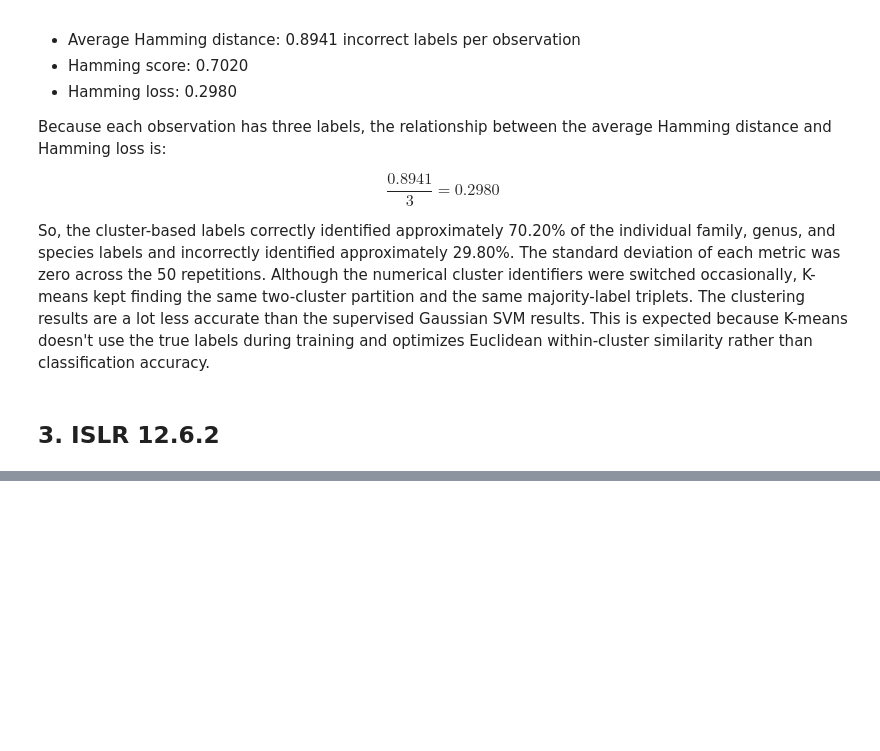
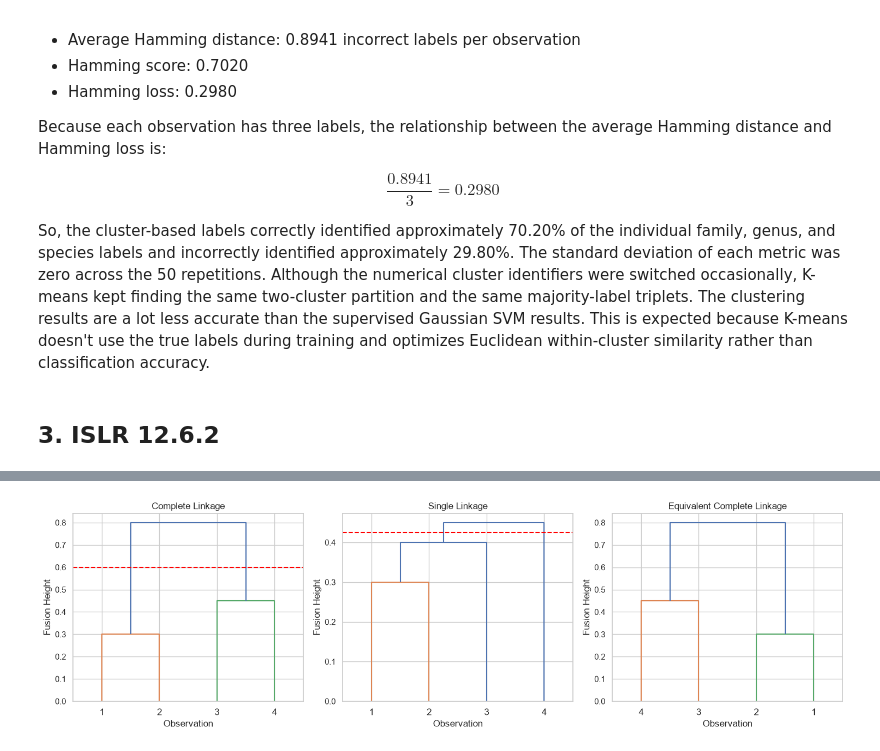
Before and after one commit to manvsatish/dsci-552-hw-7, a Jupyter notebook: notebook/Satish_Manvika_HW7.ipynb, the cells around one changed output, grey strips where cells are left out. Saved outputs shown, nothing was run; the diff lists cells and outputs as text; code cells hidden in the pictures; blank space fills up the shorter version.

```diff
--- a/notebook/Satish_Manvika_HW7.ipynb
+++ b/notebook/Satish_Manvika_HW7.ipynb
@@ -534,0 +610,29 @@ So, the cluster-based labels correctly identified approximately 70.20% of the in
+# %%
+from scipy.cluster.hierarchy import dendrogram
+
+complete_linkage = np.array([[0, 1, 0.30, 2], [2, 3, 0.45, 2], [4, 5, 0.80, 4]]) # link matr. use 0 based observation ids
+single_linkage = np.array([[0, 1, 0.30, 2], [4, 2, 0.40, 3], [5, 3, 0.45, 4]])
+equivalent_complete_linkage = np.array([[1, 0, 0.30, 2], [3, 2, 0.45, 2], [5, 4, 0.80, 4]]) # same complete linkage fusions w branches reversed
+
+fig, axes = plt.subplots(1, 3, figsize=(15, 4.5))
+dendrogram(complete_linkage, labels=["1", "2", "3", "4"], ax=axes[0])
+axes[0].set_title("Complete Linkage")
+axes[0].set_xlabel("Observation")
+axes[0].set_ylabel("Fusion Height")
+axes[0].axhline(0.60, color="red", linestyle="--")
+
+dendrogram(single_linkage, labels=["1", "2", "3", "4"], ax=axes[1])
+axes[1].set_title("Single Linkage")
+axes[1].set_xlabel("Observation")
+axes[1].set_ylabel("Fusion Height")
+axes[1].axhline(0.425, color="red", linestyle="--")
+
+dendrogram(equivalent_complete_linkage, labels=["1", "2", "3", "4"], ax=axes[2])
+axes[2].set_title("Equivalent Complete Linkage")
+axes[2].set_xlabel("Observation")
+axes[2].set_ylabel("Fusion Height")
+
+plt.tight_layout()
+plt.show()
+# %% [output]
+[figure, added]
```
Also changed, not shown: parts of 1 cell of this notebook.
